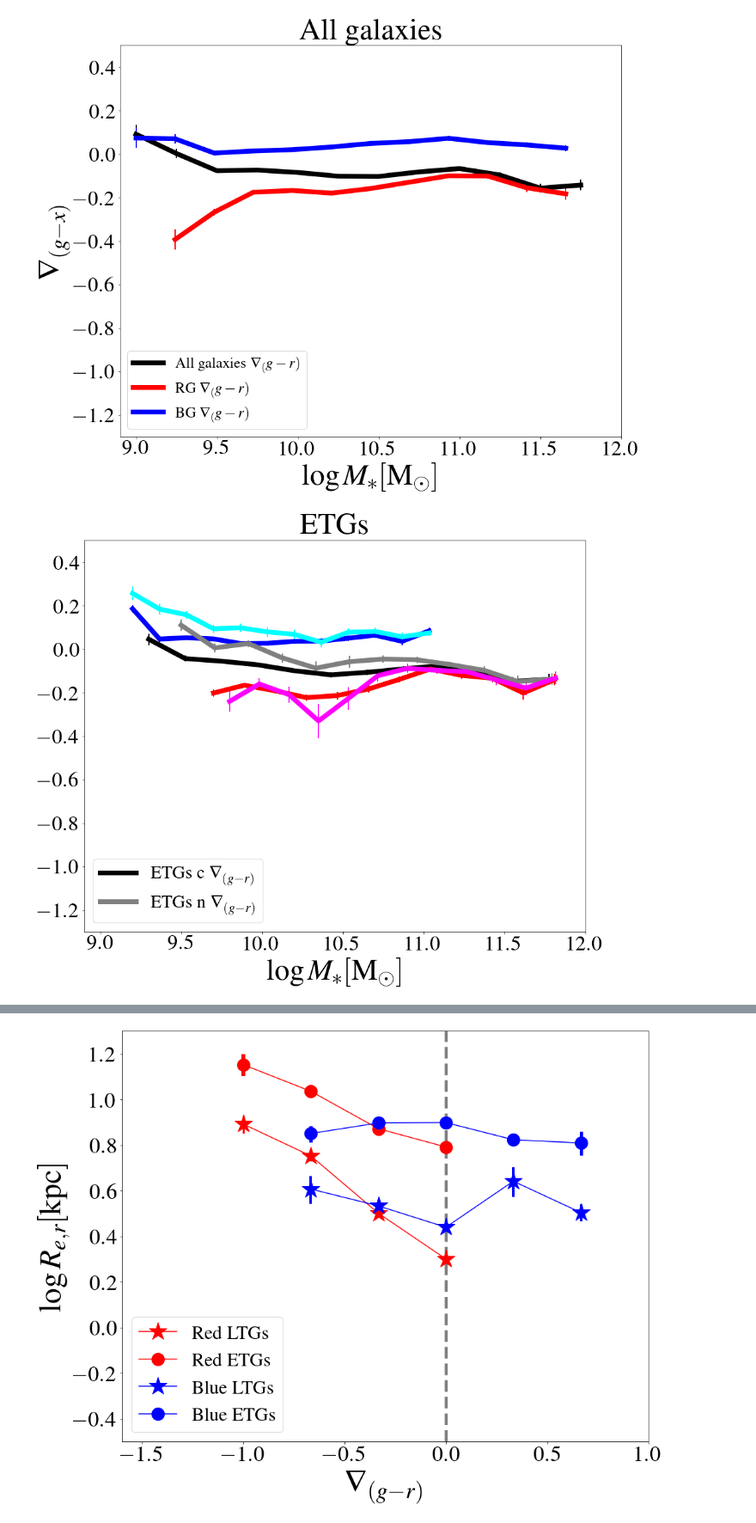
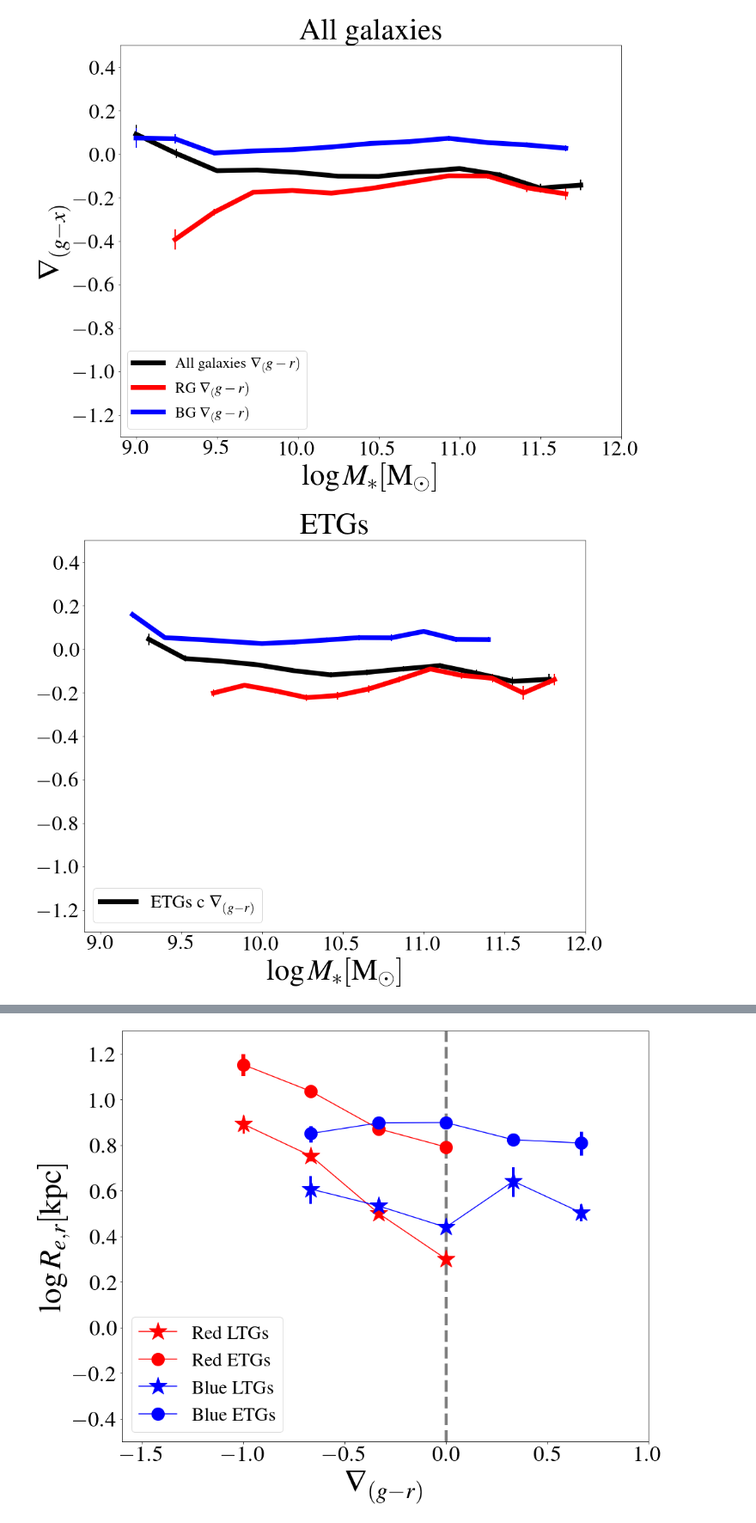
Before and after one commit to Ximena89/UNAM, a Jupyter notebook: mass_frac/sim.ipynb, the cells around one changed output, grey strips where cells are left out. Shown at 86% size. Drawn from its saved outputs; the diff is of its cells as text; code cells hidden in the pictures.

Commit message:
fixed gradient vs mass mean

```diff
--- a/mass_frac/sim.ipynb
+++ b/mass_frac/sim.ipynb
@@ -1445,3 +1480,36 @@ plt.savefig('/Users/ximena/Desktop/UNAM/UNAM/mass_frac/sim/bluedelgr_Msdlate_c.p
 plt.show()
 # %% [output]
 [figure]
+# %%
+fig, ax= plt.subplots(figsize=(15,12))
+
+
+# Blue color gradient gr 1 Re VS Ms_d late  Diamond
+logMs= np.linspace(8,12)
+plt.hist2d(np.log10(Ms_gr_blue_early_c), grad_gr_blue_early_c, bins=(50,30), range=[[9,12],[-1.0,1.0]], zorder=1, norm=LogNorm(), cmap='viridis')
+plt.plot(gradgrearly_c_blue_mean_bins[:-1], stat_gradgr_blue_early_c_mean, zorder=3, color ='blue', marker = 'o', markersize= 15,  label='Blue ETGs c')
+plt.errorbar(gradgrearly_c_blue_mean_bins[:-1], stat_gradgr_blue_early_c_mean, yerr=stat_gradgr_blue_early_c_std/np.sqrt(stat_gradgr_blue_early_c_count+1), zorder=3, xerr=None, ls='None', ecolor='blue', elinewidth=5)
+plt.colorbar()
+x = [8.9,12]
+y = [0,0]
+plt.plot(x, y, color='white', zorder=1, linestyle='-', lw=10)
+
+
+
+# Add axis labels
+
+plt.xlabel(r'$\log M_{\ast} [\rm M_{\odot}]$ ', fontsize=50)
+# plt.ylabel(r'$\nabla_{(g-r)}$', fontsize=40)
+
+#set axis limits
+plt.ylim(-1.0, 1.0)
+plt.xlim(8.9,12)
+
+#adjust tick label font size
+label_size = 35
+matplotlib.rcParams['xtick.labelsize'] = label_size
+matplotlib.rcParams['ytick.labelsize'] = label_size
+
+plt.legend(fontsize=30)
+plt.savefig('/Users/ximena/Desktop/UNAM/UNAM/mass_frac/sim/bluedelgr_Msdearly_c.pdf',format='pdf',dpi=200, bbox_inches = 'tight')
+plt.show()
@@ -1531,41 +1601,34 @@ plt.plot(gradgrearly_c_mean_bins[:-1], stat_gradgr_early_c_mean, zorder=3, color
 plt.errorbar(gradgrearly_c_mean_bins[:-1], stat_gradgr_early_c_mean, yerr=stat_gradgr_early_c_std/np.sqrt(stat_gradgr_early_c_count+1), zorder=3, xerr=None, ls='None', ecolor='black', elinewidth=2)
 plt.plot(gradgrearly_c_red_mean_bins[:-1], stat_gradgr_red_early_c_mean, zorder=3, color ='red',lw=8)
 plt.errorbar(gradgrearly_c_red_mean_bins[:-1], stat_gradgr_red_early_c_mean, yerr=stat_gradgr_red_early_c_std/np.sqrt(stat_gradgr_red_early_c_count+1), zorder=3, xerr=None, ls='None', ecolor='red', elinewidth=2)
 plt.plot(gradgrearly_c_blue_mean_bins[:-1], stat_gradgr_blue_early_c_mean, zorder=3, color ='blue', lw=8)
 plt.errorbar(gradgrearly_c_blue_mean_bins[:-1], stat_gradgr_blue_early_c_mean, yerr=stat_gradgr_blue_early_c_std/np.sqrt(stat_gradgr_blue_early_c_count+1), zorder=3, xerr=None, ls='None', ecolor='blue', elinewidth=2)
-
-plt.plot(gradgrearly_n_mean_bins[:-1], stat_gradgr_early_n_mean, zorder=3, color ='gray', lw=8, label=r'ETGs n $\nabla_{(g-r)}$')
-plt.errorbar(gradgrearly_n_mean_bins[:-1], stat_gradgr_early_n_mean, yerr=stat_gradgr_early_n_std/np.sqrt(stat_gradgr_early_n_count+1), zorder=3, xerr=None, ls='None', ecolor='gray', elinewidth=2)
-plt.plot(gradgrearly_n_red_mean_bins[:-1], stat_gradgr_red_early_n_mean, zorder=3, color ='magenta',lw=8)
-plt.errorbar(gradgrearly_n_red_mean_bins[:-1], stat_gradgr_red_early_n_mean, yerr=stat_gradgr_red_early_n_std/np.sqrt(stat_gradgr_red_early_n_count+1), zorder=3, xerr=None, ls='None', ecolor='magenta', elinewidth=2)
-plt.plot(gradgrearly_n_blue_mean_bins[:-1], stat_gradgr_blue_early_n_mean, zorder=3, color ='cyan', lw=8)
-plt.errorbar(gradgrearly_n_blue_mean_bins[:-1], stat_gradgr_blue_early_n_mean, yerr=stat_gradgr_blue_early_n_std/np.sqrt(stat_gradgr_blue_early_n_count+1), zorder=3, xerr=None, ls='None', ecolor='cyan', elinewidth=2)
 
 
 x = [8.9,12]
 y = [0,0]
 plt.plot(x, y, color='white', zorder=1, linestyle='-', lw=10)
 
 # Add axis labels
 
 plt.xlabel(r'$\log M_{\ast} [\rm M_{\odot}]$ ', fontsize=50)
 # plt.ylabel(r'$\nabla_(g-x)$', fontsize=50)
 plt.title(r'ETGs', fontsize=50)
 
 #set axis limits
 plt.ylim(-1.3, 0.5)
 plt.xlim(8.9,12)
 
 #adjust tick label font size
 label_size = 35
 matplotlib.rcParams['xtick.labelsize'] = label_size
 matplotlib.rcParams['ytick.labelsize'] = label_size
 
 plt.legend(fontsize=30, loc='lower left')
 plt.savefig('/Users/ximena/Desktop/UNAM/UNAM/mass_frac/sim/delmean_Msd_early_sim.pdf',format='pdf',dpi=200, bbox_inches = 'tight')
 plt.show()
 # %% [output]
-[figure, old version]
+[figure, new version]
 # %%
 fig, ax= plt.subplots(figsize=(15,12))
 
```
Also changed, not shown: parts of 5 cells of this notebook.
